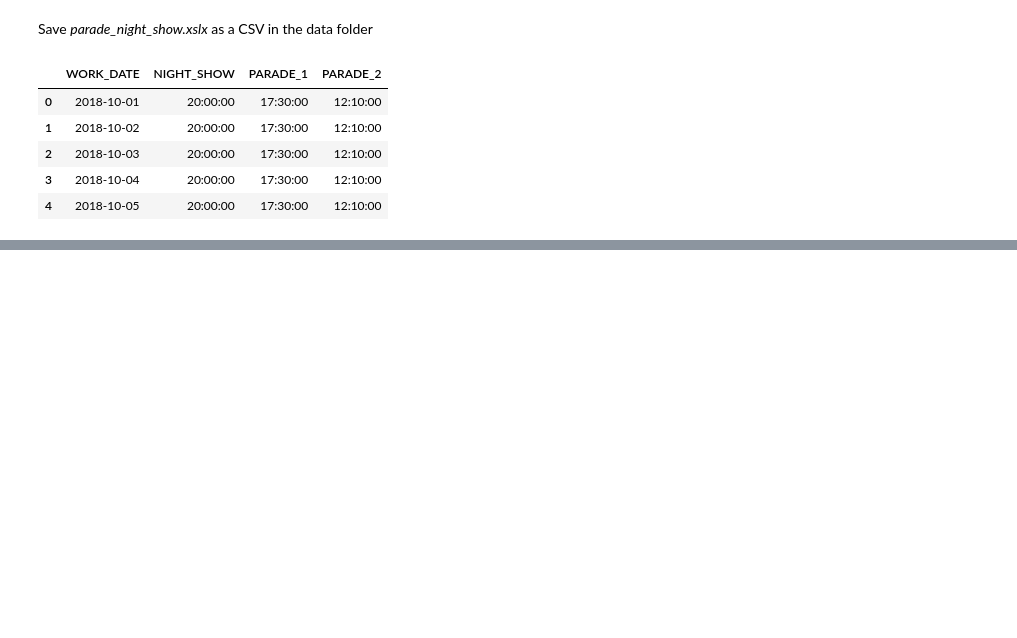
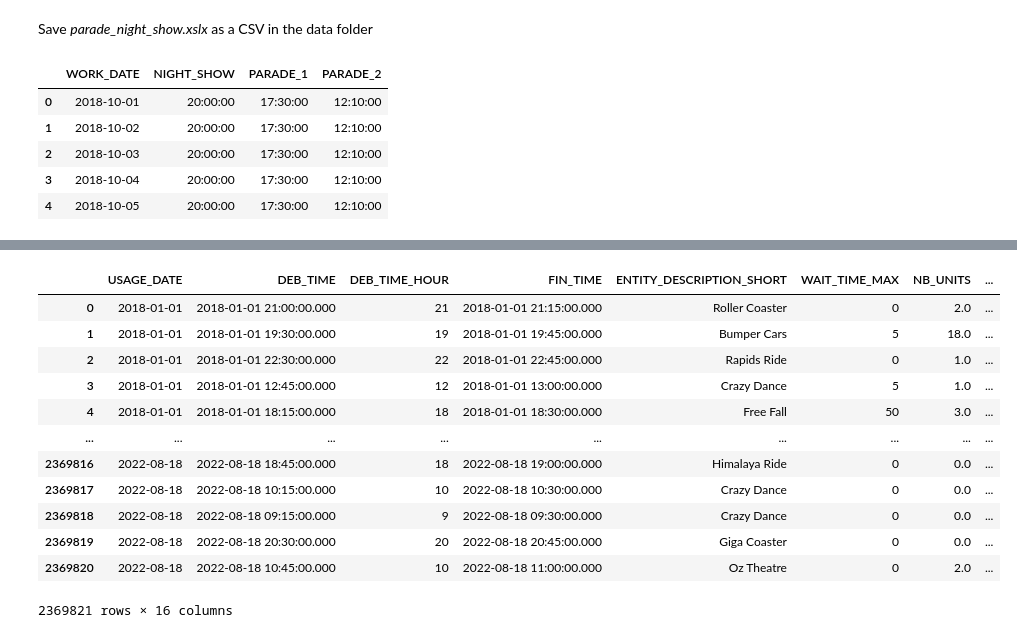
Before and after one commit to AdeStAff/endless_line, a Jupyter notebook: notebooks/Augustin/EDA.ipynb, the cells around one changed output, grey strips where cells are left out. Drawn from its saved outputs; the diff is of its cells as text; code cells hidden in the pictures; blank space fills up the shorter version.

```diff
--- a/notebooks/Augustin/EDA.ipynb
+++ b/notebooks/Augustin/EDA.ipynb
@@ -318,0 +448,16 @@ df_parade_shows.head()
+# %%
+pd.read_csv(data_path + 'portaventura_world_data.csv')
+# %% [output]
+|  | USAGE_DATE | DEB_TIME | DEB_TIME_HOUR | FIN_TIME | ENTITY_DESCRIPTION_SHORT | WAIT_TIME_MAX | NB_UNITS | ... |
+| 0 | 2018-01-01 | 2018-01-01 21:00:00.000 | 21 | 2018-01-01 21:15:00.000 | Roller Coaster | 0 | 2.0 | ... |
+| 1 | 2018-01-01 | 2018-01-01 19:30:00.000 | 19 | 2018-01-01 19:45:00.000 | Bumper Cars | 5 | 18.0 | ... |
+| 2 | 2018-01-01 | 2018-01-01 22:30:00.000 | 22 | 2018-01-01 22:45:00.000 | Rapids Ride | 0 | 1.0 | ... |
+| 3 | 2018-01-01 | 2018-01-01 12:45:00.000 | 12 | 2018-01-01 13:00:00.000 | Crazy Dance | 5 | 1.0 | ... |
+| 4 | 2018-01-01 | 2018-01-01 18:15:00.000 | 18 | 2018-01-01 18:30:00.000 | Free Fall | 50 | 3.0 | ... |
+| ... | ... | ... | ... | ... | ... | ... | ... | ... |
+| 2369816 | 2022-08-18 | 2022-08-18 18:45:00.000 | 18 | 2022-08-18 19:00:00.000 | Himalaya Ride | 0 | 0.0 | ... |
+| 2369817 | 2022-08-18 | 2022-08-18 10:15:00.000 | 10 | 2022-08-18 10:30:00.000 | Crazy Dance | 0 | 0.0 | ... |
+| 2369818 | 2022-08-18 | 2022-08-18 09:15:00.000 | 9 | 2022-08-18 09:30:00.000 | Crazy Dance | 0 | 0.0 | ... |
+| 2369819 | 2022-08-18 | 2022-08-18 20:30:00.000 | 20 | 2022-08-18 20:45:00.000 | Giga Coaster | 0 | 0.0 | ... |
+| 2369820 | 2022-08-18 | 2022-08-18 10:45:00.000 | 10 | 2022-08-18 11:00:00.000 | Oz Theatre | 0 | 2.0 | ... |
+2369821 rows × 16 columns
```
Also changed, not shown: parts of 8 cells of this notebook, 1 other file.
